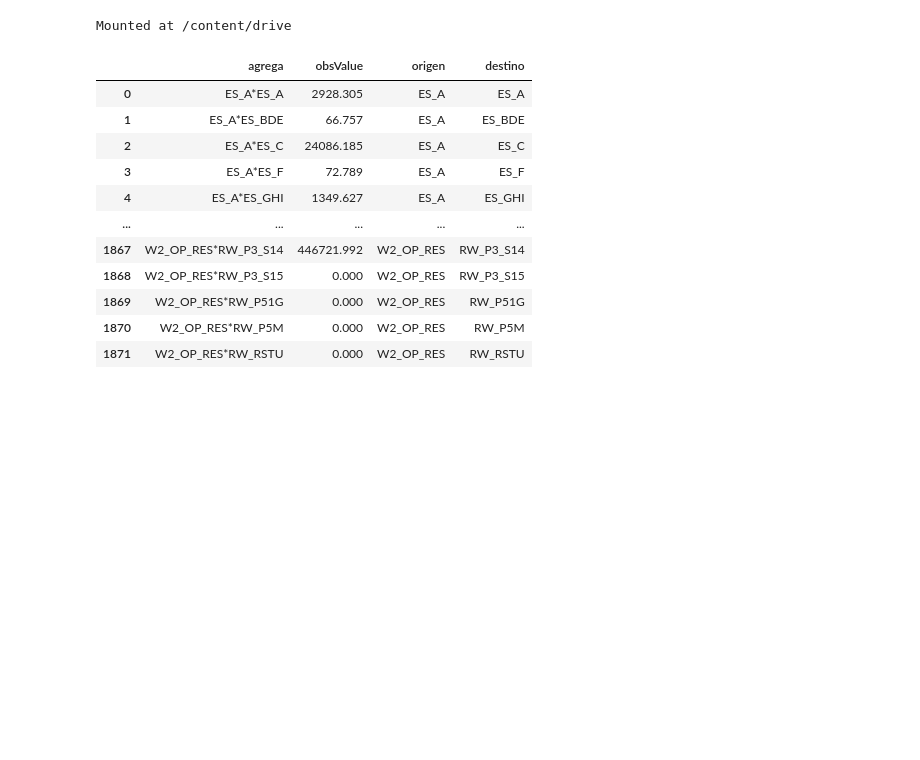
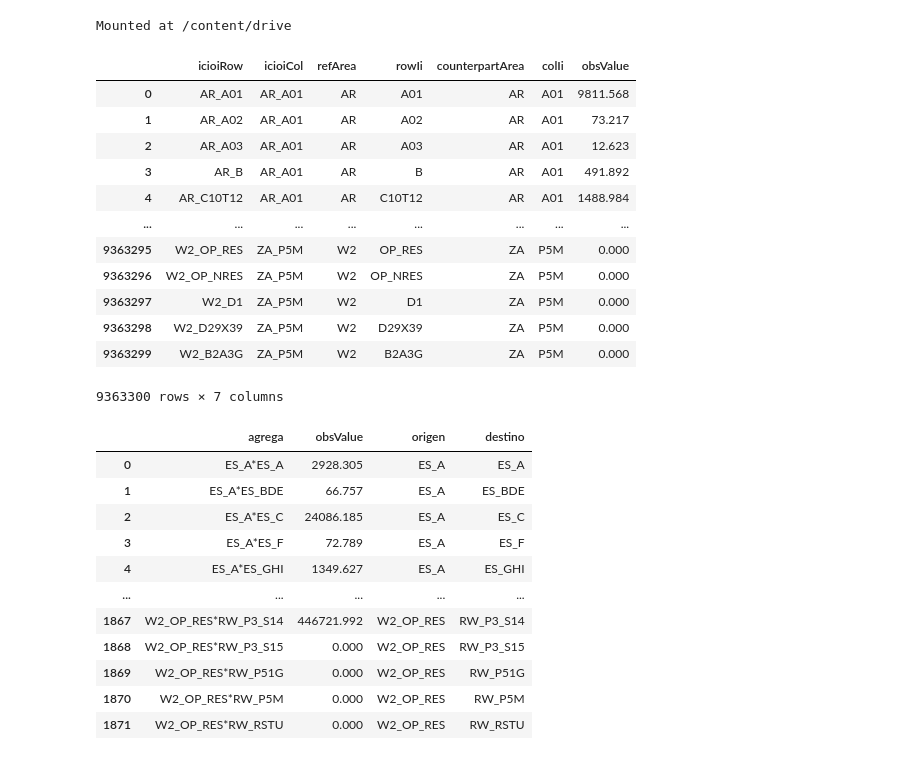
Before and after one commit to jorgenotte/TiVA, a Jupyter notebook: TiVA_FIGARO.ipynb, the cells around one changed output. Saved outputs shown, nothing was run; the diff lists cells and outputs as text; code cells hidden in the pictures; blank space fills up the shorter version.

```diff
--- a/TiVA_FIGARO.ipynb
+++ b/TiVA_FIGARO.ipynb
@@ -21,6 +19,22 @@ mapnace=dict(mapnace.to_dict()['nace'])
 # Leer el fichero en un dataframe [9363300 rows × 7 columns] [FORMATO LARGO]
 ruta='/content/drive/MyDrive/FIGARO/flatfile_eu-ic-io_ind-by-ind_23ed_2021.csv'
 df=pd.read_csv(ruta)
+# %%
+df
+# %% [output]
+|  | icioiRow | icioiCol | refArea | rowIi | counterpartArea | colIi | obsValue |
+| 0 | AR_A01 | AR_A01 | AR | A01 | AR | A01 | 9811.568 |
+| 1 | AR_A02 | AR_A01 | AR | A02 | AR | A01 | 73.217 |
+| 2 | AR_A03 | AR_A01 | AR | A03 | AR | A01 | 12.623 |
+| 3 | AR_B | AR_A01 | AR | B | AR | A01 | 491.892 |
+| 4 | AR_C10T12 | AR_A01 | AR | C10T12 | AR | A01 | 1488.984 |
+| ... | ... | ... | ... | ... | ... | ... | ... |
+| 9363295 | W2_OP_RES | ZA_P5M | W2 | OP_RES | ZA | P5M | 0.000 |
+| 9363296 | W2_OP_NRES | ZA_P5M | W2 | OP_NRES | ZA | P5M | 0.000 |
+| 9363297 | W2_D1 | ZA_P5M | W2 | D1 | ZA | P5M | 0.000 |
+| 9363298 | W2_D29X39 | ZA_P5M | W2 | D29X39 | ZA | P5M | 0.000 |
+| 9363299 | W2_B2A3G | ZA_P5M | W2 | B2A3G | ZA | P5M | 0.000 |
+9363300 rows × 7 columns
 # %%
 # Se crea la columna agrega
 df['agrega'] = df['refArea'].map(mapgeo) + '_' + df['rowIi'].map(mapnace) + '*' + df['counterpartArea'].map(mapgeo) + '_' + df['colIi'].map(mapnace)
```
Also changed, not shown: parts of 1 cell of this notebook.
